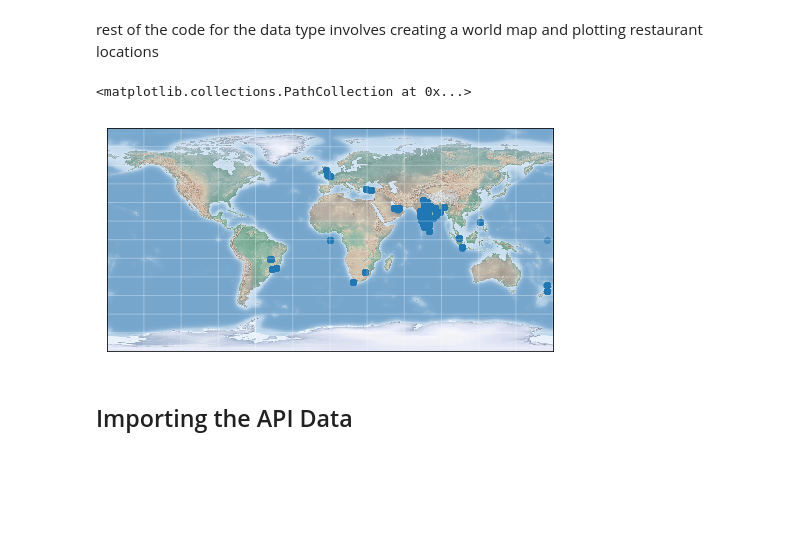
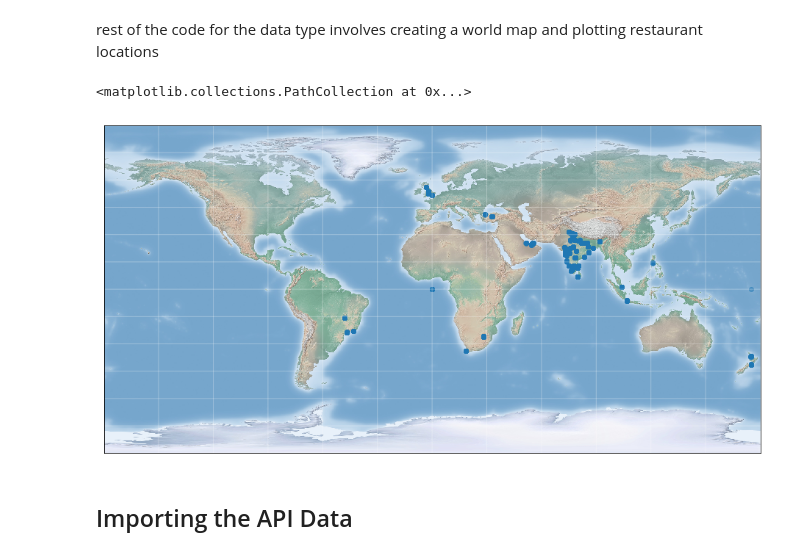
Before and after one commit to robertjprior/Intro-ML-Projects, a Jupyter notebook: HW_1.ipynb, the cells around one changed output. Saved outputs shown, nothing was run; the diff lists cells and outputs as text; code cells hidden in the pictures; blank space fills up the shorter version.

```diff
--- a/HW_1.ipynb
+++ b/HW_1.ipynb
@@ -263,20 +283,20 @@ def draw_map(m, scale=0.2):
         line.set(linestyle='-', alpha=0.3, color='w')
 # %%
 #setting up the world map
-fig = plt.figure(figsize=(8, 6), edgecolor='w')
+fig = plt.figure(figsize=(16, 12), edgecolor='w')
 m = Basemap(projection='cyl', resolution=None,
             llcrnrlat=-90, urcrnrlat=90,
             llcrnrlon=-180, urcrnrlon=180, )
 draw_map(m)
 
 #adding the datapoints of restaurant locations
 lat = restaurant_df['latitude'].values
 lon = restaurant_df['longitude'].values
 m.scatter(lon, lat, latlon=True,
           cmap='Reds', alpha=0.5)
 # %% [output]
 <matplotlib.collections.PathCollection at 0x...>
-[figure, old version]
+[figure, new version]
 # %% [markdown]
 ## Importing the API Data
 # %% [markdown]
```
Also changed, not shown: parts of 2 cells of this notebook.
